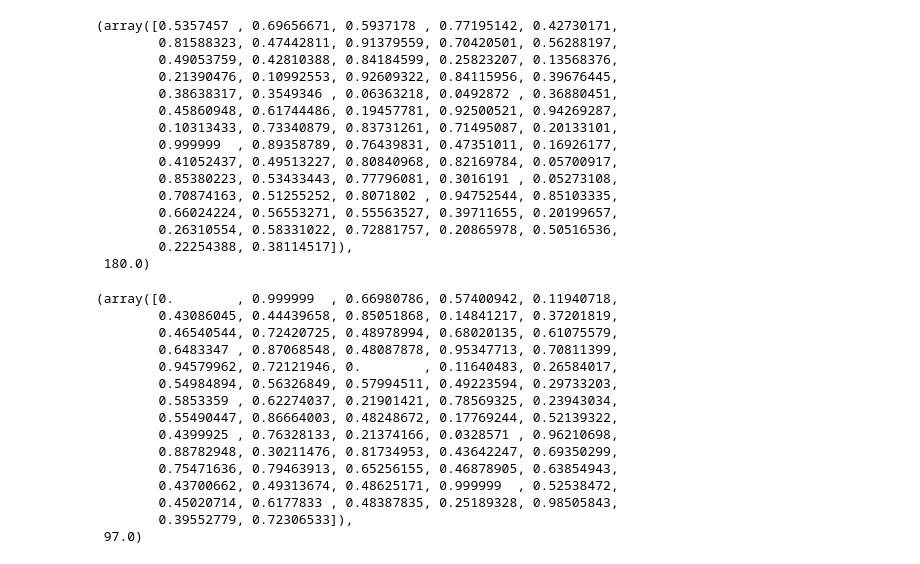
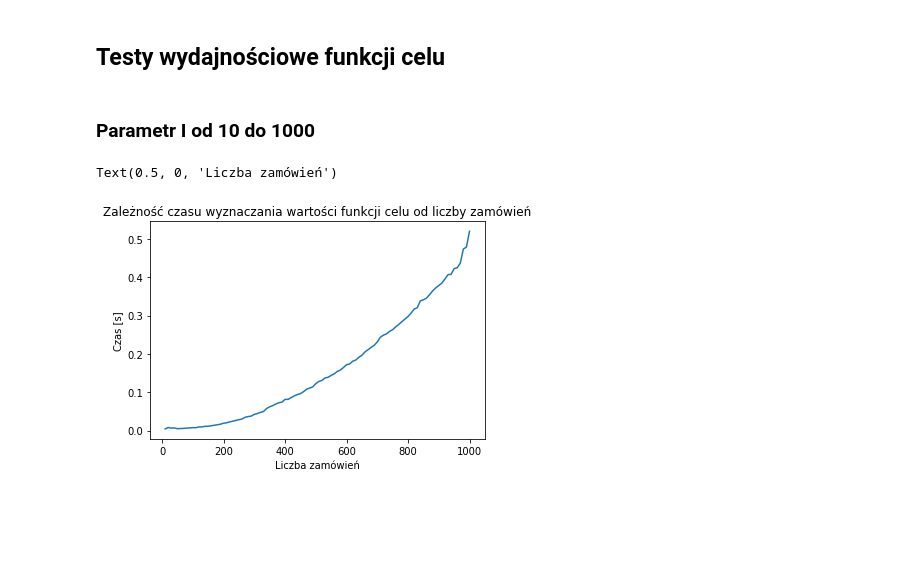
Before and after one commit to Pirellik/cross-docking-with-vehicle-routing, a Jupyter notebook: notebook.ipynb, the cells around one changed output. Cells and saved outputs as stored; diff of their text form; code cells hidden in the pictures; blank space fills up the shorter version.

```diff
--- a/notebook.ipynb
+++ b/notebook.ipynb
@@ -69,41 +17,38 @@ solution, cost
-# %%
-lb = [0]*(2*I+N+M)
-ub = [0.999999]*(2*I+N+M)
-
-solution, cost = sa(cost_with_ACO, lb, ub, maxiter=100, display_progress=True)
-solution, cost
-# %% [output]
-(array([0.5357457 , 0.69656671, 0.5937178 , 0.77195142, 0.42730171,
-        0.81588323, 0.47442811, 0.91379559, 0.70420501, 0.56288197,
-        0.49053759, 0.42810388, 0.84184599, 0.25823207, 0.13568376,
-        0.21390476, 0.10992553, 0.92609322, 0.84115956, 0.39676445,
-        0.38638317, 0.3549346 , 0.06363218, 0.0492872 , 0.36880451,
-        0.45860948, 0.61744486, 0.19457781, 0.92500521, 0.94269287,
-        0.10313433, 0.73340879, 0.83731261, 0.71495087, 0.20133101,
-        0.999999  , 0.89358789, 0.76439831, 0.47351011, 0.16926177,
-        0.41052437, 0.49513227, 0.80840968, 0.82169784, 0.05700917,
-        0.85380223, 0.53433443, 0.77796081, 0.3016191 , 0.05273108,
-        0.70874163, 0.51255252, 0.8071802 , 0.94752544, 0.85103335,
-        0.66024224, 0.56553271, 0.55563527, 0.39711655, 0.20199657,
-        0.26310554, 0.58331022, 0.72881757, 0.20865978, 0.50516536,
-        0.22254388, 0.38114517]),
- 180.0)
-# %%
-solution, cost = pso(cost_with_ACO, lb, ub, maxiter=10, swarmsize=16, processes=16, display_progress=True)
-solution, cost
-# %% [output]
-(array([0.        , 0.999999  , 0.66980786, 0.57400942, 0.11940718,
-        0.43086045, 0.44439658, 0.85051868, 0.14841217, 0.37201819,
-        0.46540544, 0.72420725, 0.48978994, 0.68020135, 0.61075579,
-        0.6483347 , 0.87068548, 0.48087878, 0.95347713, 0.70811399,
-        0.94579962, 0.72121946, 0.        , 0.11640483, 0.26584017,
-        0.54984894, 0.56326849, 0.57994511, 0.49223594, 0.29733203,
-        0.5853359 , 0.62274037, 0.21901421, 0.78569325, 0.23943034,
-        0.55490447, 0.86664003, 0.48248672, 0.17769244, 0.52139322,
-        0.4399925 , 0.76328133, 0.21374166, 0.0328571 , 0.96210698,
-        0.88782948, 0.30211476, 0.81734953, 0.43642247, 0.69350299,
-        0.75471636, 0.79463913, 0.65256155, 0.46878905, 0.63854943,
-        0.43700662, 0.49313674, 0.48625171, 0.999999  , 0.52538472,
-        0.45020714, 0.6177833 , 0.48387835, 0.25189328, 0.98505843,
-        0.39552779, 0.72306533]),
- 97.0)
+# %% [markdown]
+## Testy wydajnościowe funkcji celu
+# %% [markdown]
+### Parametr I od 10 do 1000
+# %%
+# Is = list(range(10, 1001, 10))
+# N = 10
+# M = 10
+# K = 8
+# L = 8
+
+# ps = [None] * len(Is)
+# for i, I in tqdm(enumerate(Is)):
+#     ps[i] = get_random_params(I, N, M, K, L)
+
+# x = np.random.rand(4*1000+10+10)
+
+# times = [0]*len(ps)
+# for i, p in tqdm(enumerate(ps)):
+#     inst = ProblemDefinition(p)
+#     start = time.time()
+#     inst.cost_function(*convert_to_solution(x, inst))
+#     times[i] = time.time() - start
+
+# plot_data = {"I": Is, "times": times}
+# with io.open('./testdata/cost_function/I_impact.json', 'w', encoding='utf-8') as f:
+#     f.write(json.dumps(plot_data, ensure_ascii=False))
+
+with io.open('./testdata/cost_function/I_impact.json', 'r', encoding='utf-8') as f:
+    plot_data = json.load(f)
+
+plt.plot(plot_data["I"], plot_data["times"])
+plt.title("Zależność czasu wyznaczania wartości funkcji celu od liczby zamówień")
+plt.ylabel("Czas [s]")
+plt.xlabel("Liczba zamówień")
+# %% [output]
+Text(0.5, 0, 'Liczba zamówień')
+[figure, added]
```
Also changed, not shown: parts of 33 cells of this notebook, 8 other files.
